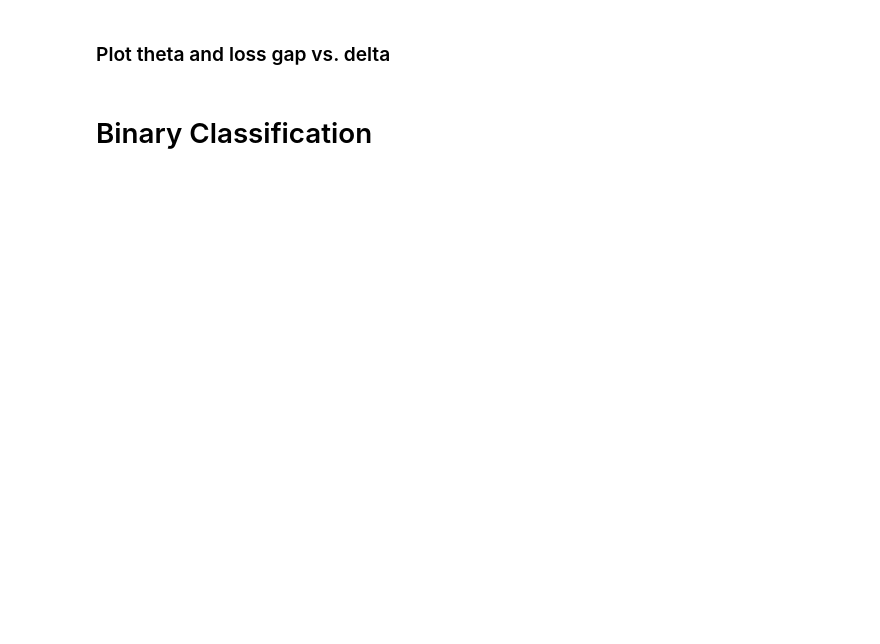
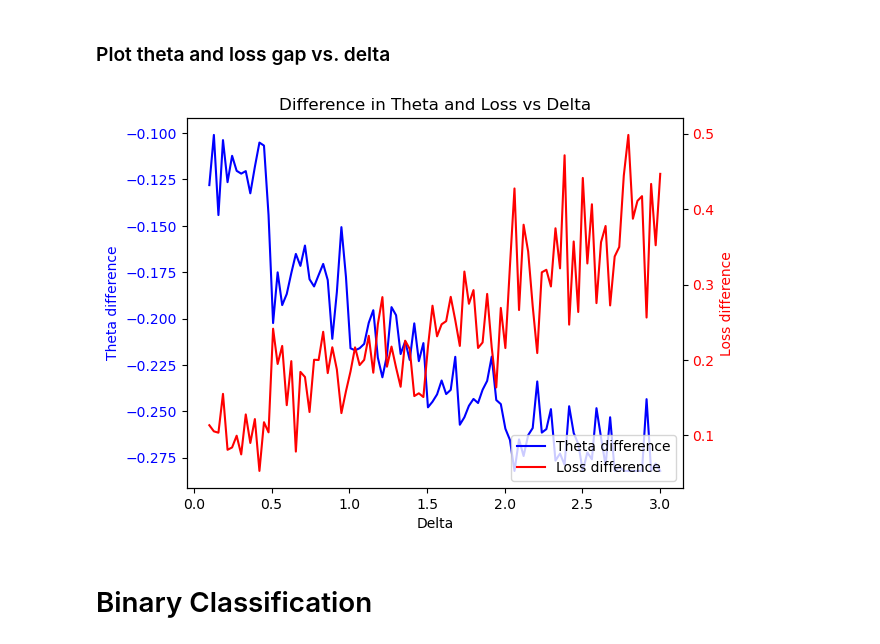
Before and after one commit to tetsnaga/poison-perf, a Jupyter notebook: poisoning/oracle_poison.ipynb, the cells around one changed output. Cells and saved outputs as stored; diff of their text form; code cells hidden in the pictures; blank space fills up the shorter version.

```diff
--- a/poisoning/oracle_poison.ipynb
+++ b/poisoning/oracle_poison.ipynb
@@ -324,7 +337,7 @@ plt.show()
 # %% [markdown]
 ### Plot theta and loss gap vs. delta
 # %%
-delta_vals = np.linspace(0.1, 5.0, 100)
+delta_vals = np.linspace(0.1, 3.0, 100)
 poison_step_size = 0.5
 poison_steps = 10
 epsilon = 0.5
@@ -368,33 +381,35 @@ for delta in delta_vals:
                 delta=delta,
     )
 
     losses_poisoned.append(all_losses_poisoned[-1])
     theta_poisoned.append(_theta_poisoned.item())
 
 losses_poisoned = np.array(losses_poisoned)
 theta_poisoned = np.array(theta_poisoned)
 
 fig, ax_left = plt.subplots()
 # Left axis: theta difference
 ln1 = ax_left.plot(delta_vals, theta_poisoned - theta_clean, color='blue', label='Theta difference')
 ax_left.set_xlabel('Delta')
 ax_left.set_ylabel('Theta difference',
                    color='blue')
 ax_left.tick_params(axis='y', labelcolor='blue')
 
 # Right axis: loss difference
 ax_right = ax_left.twinx()
 ln2 = ax_right.plot(delta_vals, losses_poisoned - loss_clean, color='red', label='Loss difference')
 ax_right.set_ylabel('Loss difference', color='red')
 ax_right.tick_params(axis='y', labelcolor='red')
 
 # Combined legend
 lines = ln1 + ln2
 labels = [l.get_label() for l in lines]
 ax_left.legend(lines, labels, loc='lower right')
 
 ax_left.set_title('Difference in Theta and Loss vs Delta')
 plt.show()
+# %% [output]
+[figure, added]
 # %% [markdown]
 # Binary Classification
 # %%
```
Also changed, not shown: parts of 15 cells of this notebook, 4 other files.
